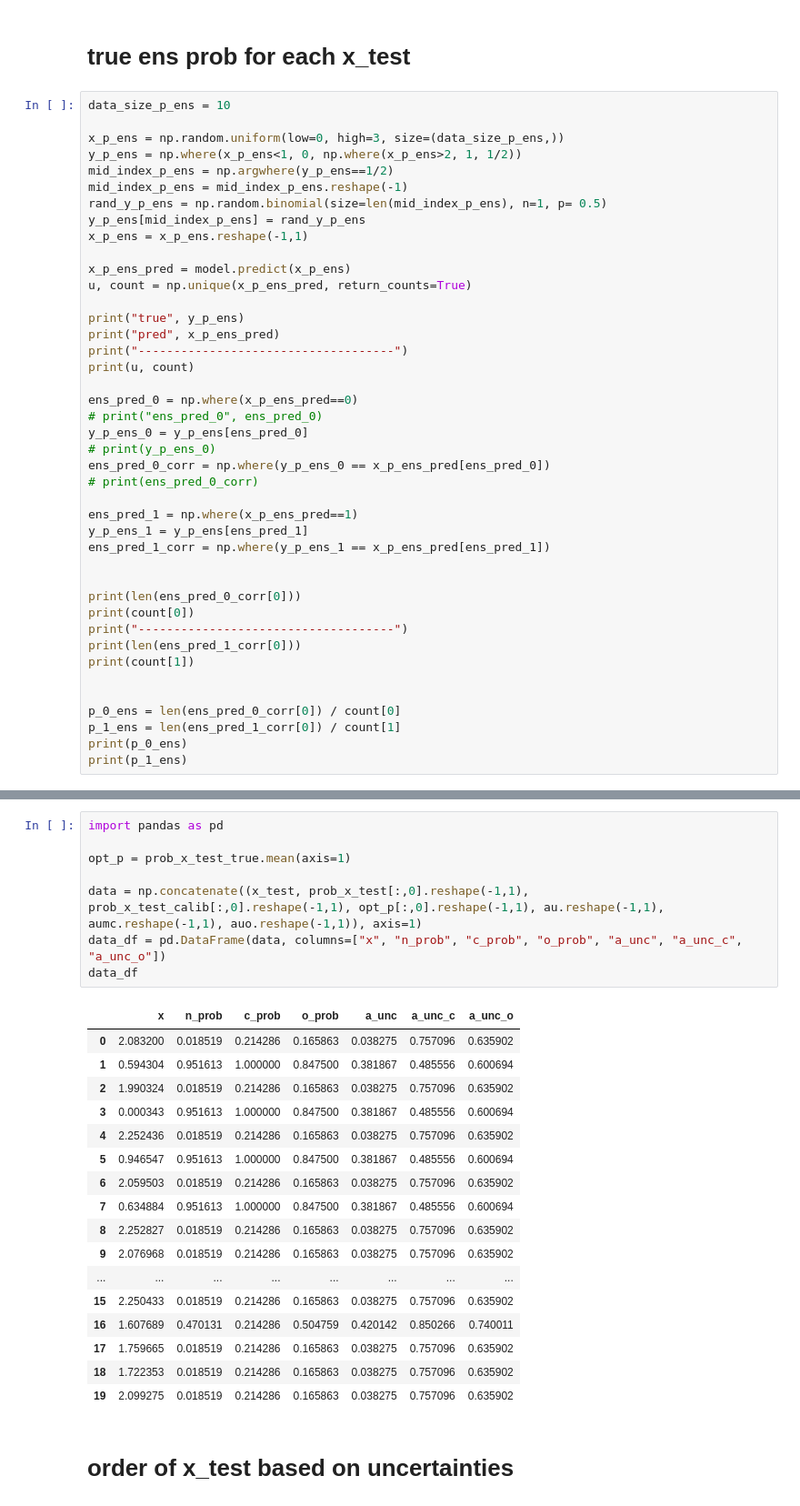
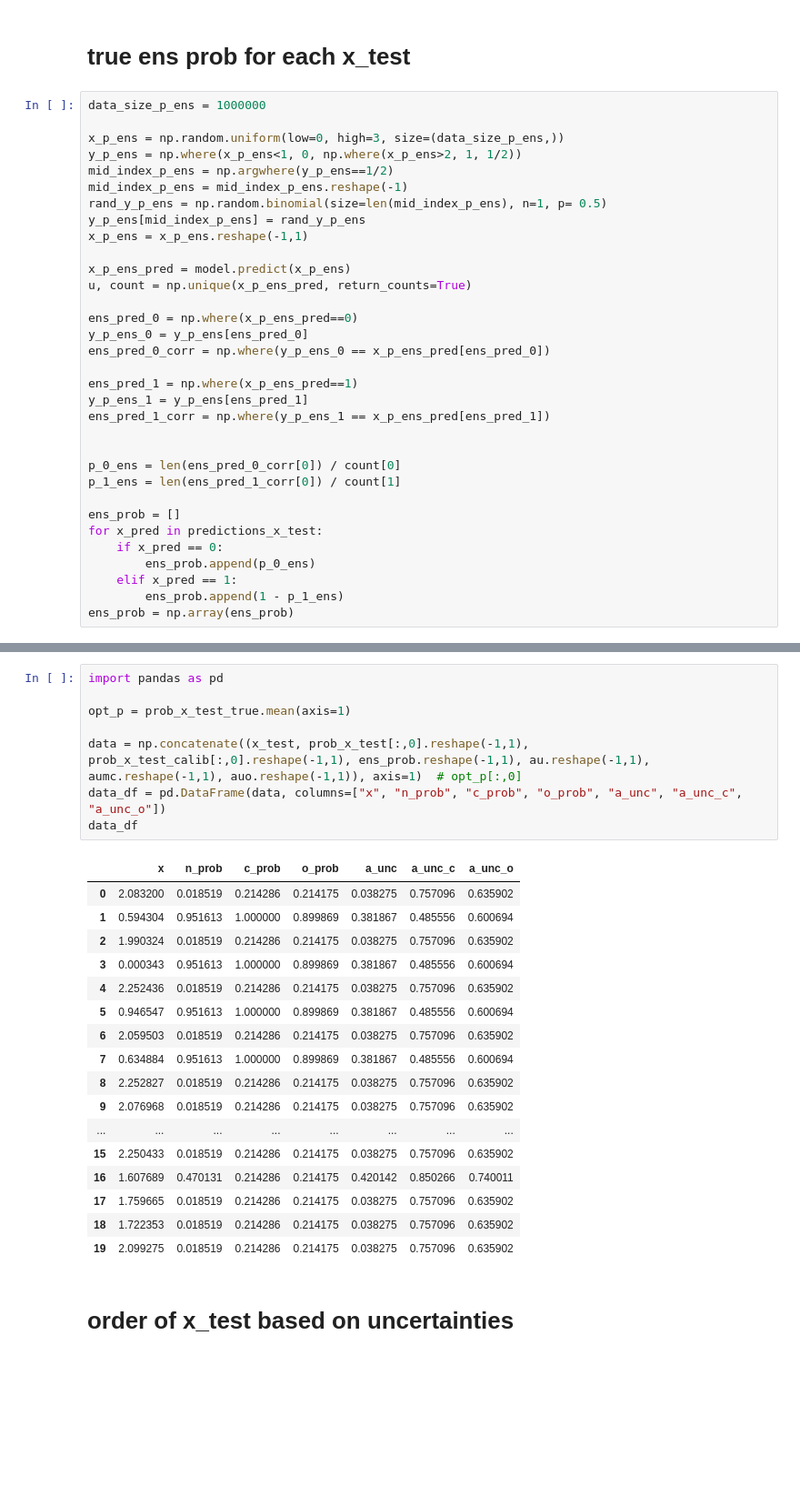
Before and after one commit to mhshaker/Calibration, a Jupyter notebook: Data_simulation_test.ipynb, the cells around one changed output, grey strips where cells are left out. Shown at 91% size. Drawn from its saved outputs; the diff is of its cells as text; blank space fills up the shorter version.

Commit message:
ens optimal prob fixed in the table

```diff
--- a/Data_simulation_test.ipynb
+++ b/Data_simulation_test.ipynb
@@ -234,7 +234,7 @@ tuo, euo, auo = uncM.uncertainty_ent_bays(prob_x_test_true, np.full(len(threshol
 # %% [markdown]
 # true ens prob for each x_test
 # %%
-data_size_p_ens = 10
+data_size_p_ens = 1000000
 
 x_p_ens = np.random.uniform(low=0, high=3, size=(data_size_p_ens,))
 y_p_ens = np.where(x_p_ens<1, 0, np.where(x_p_ens>2, 1, 1/2))
@@ -247,32 +247,23 @@ x_p_ens = x_p_ens.reshape(-1,1)
 x_p_ens_pred = model.predict(x_p_ens)
 u, count = np.unique(x_p_ens_pred, return_counts=True)
 
-print("true", y_p_ens)
-print("pred", x_p_ens_pred)
-print("------------------------------------")
-print(u, count)
-
 ens_pred_0 = np.where(x_p_ens_pred==0)
-# print("ens_pred_0", ens_pred_0)
 y_p_ens_0 = y_p_ens[ens_pred_0]
-# print(y_p_ens_0)
 ens_pred_0_corr = np.where(y_p_ens_0 == x_p_ens_pred[ens_pred_0])
-# print(ens_pred_0_corr)
 
 ens_pred_1 = np.where(x_p_ens_pred==1)
 y_p_ens_1 = y_p_ens[ens_pred_1]
 ens_pred_1_corr = np.where(y_p_ens_1 == x_p_ens_pred[ens_pred_1])
 
 
-print(len(ens_pred_0_corr[0]))
-print(count[0])
-print("------------------------------------")
-print(len(ens_pred_1_corr[0]))
-print(count[1])
-
-
 p_0_ens = len(ens_pred_0_corr[0]) / count[0]
 p_1_ens = len(ens_pred_1_corr[0]) / count[1]
-print(p_0_ens)
-print(p_1_ens)
+
+ens_prob = []
+for x_pred in predictions_x_test:
+    if x_pred == 0:
+        ens_prob.append(p_0_ens)
+    elif x_pred == 1:
+        ens_prob.append(1 - p_1_ens)
+ens_prob = np.array(ens_prob)
 # %% [output]
@@ -290,29 +275,29 @@ pred [1. 1. 1. 0. 1. 1. 0. 0. 0. 1.]
 # %%
 import pandas as pd
 
 opt_p = prob_x_test_true.mean(axis=1)
 
-data = np.concatenate((x_test, prob_x_test[:,0].reshape(-1,1), prob_x_test_calib[:,0].reshape(-1,1), opt_p[:,0].reshape(-1,1), au.reshape(-1,1), aumc.reshape(-1,1), auo.reshape(-1,1)), axis=1)
+data = np.concatenate((x_test, prob_x_test[:,0].reshape(-1,1), prob_x_test_calib[:,0].reshape(-1,1), ens_prob.reshape(-1,1), au.reshape(-1,1), aumc.reshape(-1,1), auo.reshape(-1,1)), axis=1)  # opt_p[:,0]
 data_df = pd.DataFrame(data, columns=["x", "n_prob", "c_prob", "o_prob", "a_unc", "a_unc_c", "a_unc_o"])
 data_df
 # %% [output]
 |  | x | n_prob | c_prob | o_prob | a_unc | a_unc_c | a_unc_o |
-| 0 | 2.083200 | 0.018519 | 0.214286 | 0.165863 | 0.038275 | 0.757096 | 0.635902 |
-| 1 | 0.594304 | 0.951613 | 1.000000 | 0.847500 | 0.381867 | 0.485556 | 0.600694 |
-| 2 | 1.990324 | 0.018519 | 0.214286 | 0.165863 | 0.038275 | 0.757096 | 0.635902 |
-| 3 | 0.000343 | 0.951613 | 1.000000 | 0.847500 | 0.381867 | 0.485556 | 0.600694 |
-| 4 | 2.252436 | 0.018519 | 0.214286 | 0.165863 | 0.038275 | 0.757096 | 0.635902 |
-| 5 | 0.946547 | 0.951613 | 1.000000 | 0.847500 | 0.381867 | 0.485556 | 0.600694 |
-| 6 | 2.059503 | 0.018519 | 0.214286 | 0.165863 | 0.038275 | 0.757096 | 0.635902 |
-| 7 | 0.634884 | 0.951613 | 1.000000 | 0.847500 | 0.381867 | 0.485556 | 0.600694 |
-| 8 | 2.252827 | 0.018519 | 0.214286 | 0.165863 | 0.038275 | 0.757096 | 0.635902 |
-| 9 | 2.076968 | 0.018519 | 0.214286 | 0.165863 | 0.038275 | 0.757096 | 0.635902 |
+| 0 | 2.083200 | 0.018519 | 0.214286 | 0.214175 | 0.038275 | 0.757096 | 0.635902 |
+| 1 | 0.594304 | 0.951613 | 1.000000 | 0.899869 | 0.381867 | 0.485556 | 0.600694 |
+| 2 | 1.990324 | 0.018519 | 0.214286 | 0.214175 | 0.038275 | 0.757096 | 0.635902 |
+| 3 | 0.000343 | 0.951613 | 1.000000 | 0.899869 | 0.381867 | 0.485556 | 0.600694 |
+| 4 | 2.252436 | 0.018519 | 0.214286 | 0.214175 | 0.038275 | 0.757096 | 0.635902 |
+| 5 | 0.946547 | 0.951613 | 1.000000 | 0.899869 | 0.381867 | 0.485556 | 0.600694 |
+| 6 | 2.059503 | 0.018519 | 0.214286 | 0.214175 | 0.038275 | 0.757096 | 0.635902 |
+| 7 | 0.634884 | 0.951613 | 1.000000 | 0.899869 | 0.381867 | 0.485556 | 0.600694 |
+| 8 | 2.252827 | 0.018519 | 0.214286 | 0.214175 | 0.038275 | 0.757096 | 0.635902 |
+| 9 | 2.076968 | 0.018519 | 0.214286 | 0.214175 | 0.038275 | 0.757096 | 0.635902 |
 | ... | ... | ... | ... | ... | ... | ... | ... |
-| 15 | 2.250433 | 0.018519 | 0.214286 | 0.165863 | 0.038275 | 0.757096 | 0.635902 |
-| 16 | 1.607689 | 0.470131 | 0.214286 | 0.504759 | 0.420142 | 0.850266 | 0.740011 |
-| 17 | 1.759665 | 0.018519 | 0.214286 | 0.165863 | 0.038275 | 0.757096 | 0.635902 |
-| 18 | 1.722353 | 0.018519 | 0.214286 | 0.165863 | 0.038275 | 0.757096 | 0.635902 |
-| 19 | 2.099275 | 0.018519 | 0.214286 | 0.165863 | 0.038275 | 0.757096 | 0.635902 |
+| 15 | 2.250433 | 0.018519 | 0.214286 | 0.214175 | 0.038275 | 0.757096 | 0.635902 |
+| 16 | 1.607689 | 0.470131 | 0.214286 | 0.214175 | 0.420142 | 0.850266 | 0.740011 |
+| 17 | 1.759665 | 0.018519 | 0.214286 | 0.214175 | 0.038275 | 0.757096 | 0.635902 |
+| 18 | 1.722353 | 0.018519 | 0.214286 | 0.214175 | 0.038275 | 0.757096 | 0.635902 |
+| 19 | 2.099275 | 0.018519 | 0.214286 | 0.214175 | 0.038275 | 0.757096 | 0.635902 |
 # %% [markdown]
 # order of x_test based on uncertainties
 # %%
```
Also changed, not shown: parts of 1 cell of this notebook.
